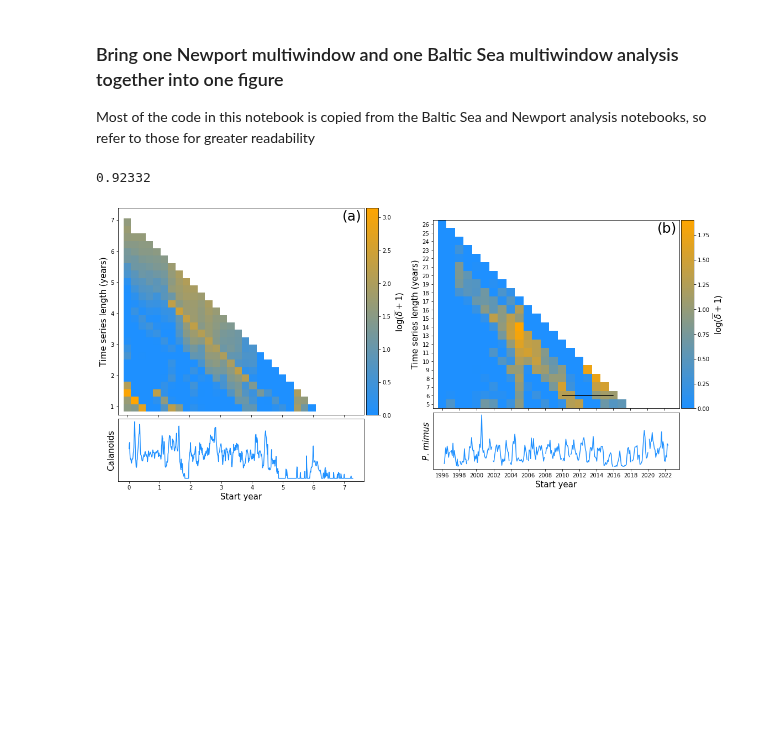
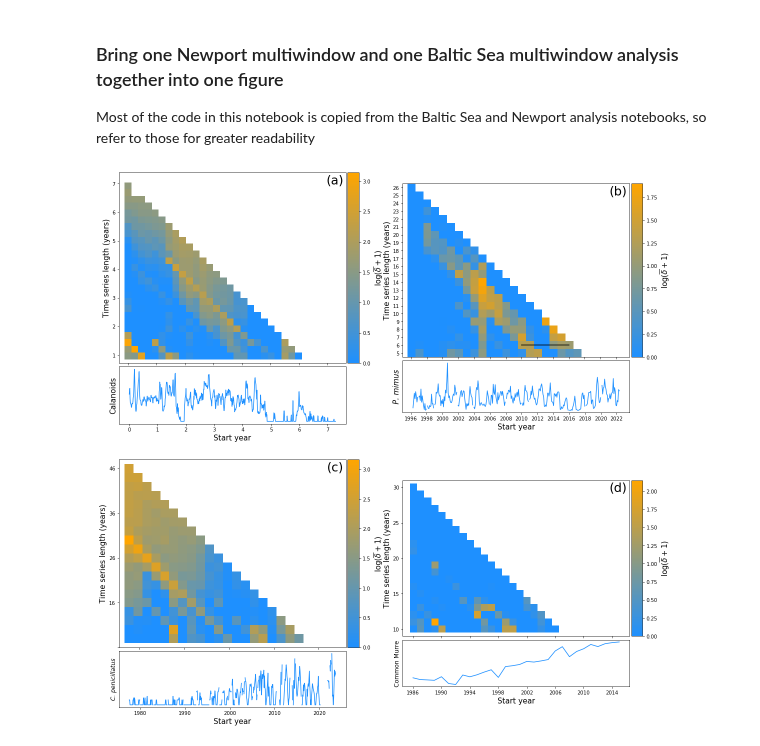
Before and after one commit to kenflat2/NS-Map, a Jupyter notebook: jupyter_notebooks/Empirical Results Figure.ipynb, the cells around one changed output. Drawn from its saved outputs; the diff is of its cells as text; code cells hidden in the pictures; blank space fills up the shorter version.

Commit message:
Updated figure 5 to include the Portal and seabird multiview analysises

```diff
--- a/jupyter_notebooks/Empirical Results Figure.ipynb
+++ b/jupyter_notebooks/Empirical Results Figure.ipynb
@@ -113,49 +257,87 @@ custom_cmap.set_bad("white", 1)
 # %%
 text_padding = 0.01 # -0.075
 
-# Newport
+# Baltic Sea
 filename = "../datasets/baltic_sea_mesocosm_transformed.csv"
 
 df = pd.read_csv(filename, encoding="utf-8", na_filter=False)
 table = df.to_numpy()
 
-fig, ax = plt.subplots(1, 2, figsize=(16,8))
+fig, ax = plt.subplots(2, 2, figsize=(16,16))
 
 index = 0
 year_steps = 27
 
 species_baltic = "Calanoids"
 results = np.loadtxt(f"../results/baltic_sea_multiwindow/{species_baltic}_time_window.csv",
                      delimiter=",")
 lengths = np.unique(results[:,0])
 
-print(results[-1,4])
-
 ts = ns.standardize(table[:,index+1])
 nonstationarityHeatMap = makeHeatMapBaltic(results)
-makeFigureBaltic(nonstationarityHeatMap, ts, species_baltic, ax[0])
+makeFigureBaltic(nonstationarityHeatMap, ts, species_baltic, ax[0, 0])
 
-# Pseudocalanus
+# Newport Pseudocalanus
 results = np.loadtxt("../results/newport_multiwindow/pseudocalanus_time_window.csv", delimiter=",")
 
 # Load the time series for Pseudocalanus, the most abundant Newport species
 table = np.loadtxt("../datasets/newport_aggregated_series.csv", delimiter=",")
 ts = table[:,0]
 
 nonstationarityHeatMap = makeHeatMapNewport(results)
-makeFigureNewport(nonstationarityHeatMap, ts, "P. mimus", ax[1])
+makeFigureNewport(nonstationarityHeatMap, ts, "P. mimus", ax[0, 1])
 
-ax[0].text(1 - text_padding, 1 - text_padding, "(a)", size=25, rotation=0,
+# Portal Dataset
+filename = "..\Datasets\Portal_rodent.csv"
+filename_trapping_dates = "..\Datasets\Portal_rodent_trapping.csv"
+
+df = pd.read_csv(filename, encoding="utf-8", na_filter=False)
+df = df.astype({"plot":str})
+df_trapping_dates = pd.read_csv(filename_trapping_dates, encoding="utf-8", na_filter=False)
+
+ts_raw, t = get_species_control_series("PP")
+ts = ns.standardize(np.sqrt(ts_raw))
+
+results = np.loadtxt(f"../results/portal_rodent_analysis/PP_time_window.csv",
+                         delimiter=",")
+
+nonstationarityHeatMap = makeHeatMapPortal(results)
+makeFigurePortal(nonstationarityHeatMap, ts, "C. penicillatus", ax[1, 0])
+
+drawBracket(2010, 6, ax[0, 1])
+
+# Seabird Analysis
+
+filename = "../datasets/birddata_cleaned.csv"
+df_raw = pd.read_csv(filename, encoding="utf-8", na_filter=True)
+df = df_raw[["Year","Common murre Total", "Brandt's cormorant Total"]]
+table = df.to_numpy(dtype=np.float64)
+
+t = table.T[0,:].copy()
+t = (t - np.min(t)) / np.ptp(t)
+
+common_murre_series = ns.standardize(np.sqrt(table.T[1,:]))
+
+results = np.loadtxt(f"../results/seabird_analysis/common_murre_time_window.csv",
+                         delimiter=",")
+
+nonstationarityHeatMap = makeHeatMapSeabird(results)
+makeFigureSeabird(nonstationarityHeatMap, common_murre_series, "Common Murre", ax[1, 1])
+
+ax[0, 0].text(1 - text_padding, 1 - text_padding, "(a)", size=25, rotation=0,
             horizontalalignment="right", verticalalignment="top",
-            transform=ax[0].transAxes)
-ax[1].text(1 - text_padding, 1 - text_padding, "(b)", size=25, rotation=0,
+            transform=ax[0, 0].transAxes)
+ax[0, 1].text(1 - text_padding, 1 - text_padding, "(b)", size=25, rotation=0,
             horizontalalignment="right", verticalalignment="top",
-            transform=ax[1].transAxes)
-
-drawBracket(2010, 6, ax[1])
+            transform=ax[0, 1].transAxes)
+ax[1, 0].text(1 - text_padding, 1 - text_padding, "(c)", size=25, rotation=0,
+            horizontalalignment="right", verticalalignment="top",
+            transform=ax[1, 0].transAxes)
+ax[1, 1].text(1 - text_padding, 1 - text_padding, "(d)", size=25, rotation=0,
+            horizontalalignment="right", verticalalignment="top",
+            transform=ax[1, 1].transAxes)
 
 plt.tight_layout()
 plt.savefig("../figures_eps/Figure_5.eps", format="eps", bbox_inches="tight")
 # %% [output]
-0.92332
-[figure, old version]
+[figure, new version]
```
Also changed, not shown: parts of 3 cells of this notebook, 16 other files.
